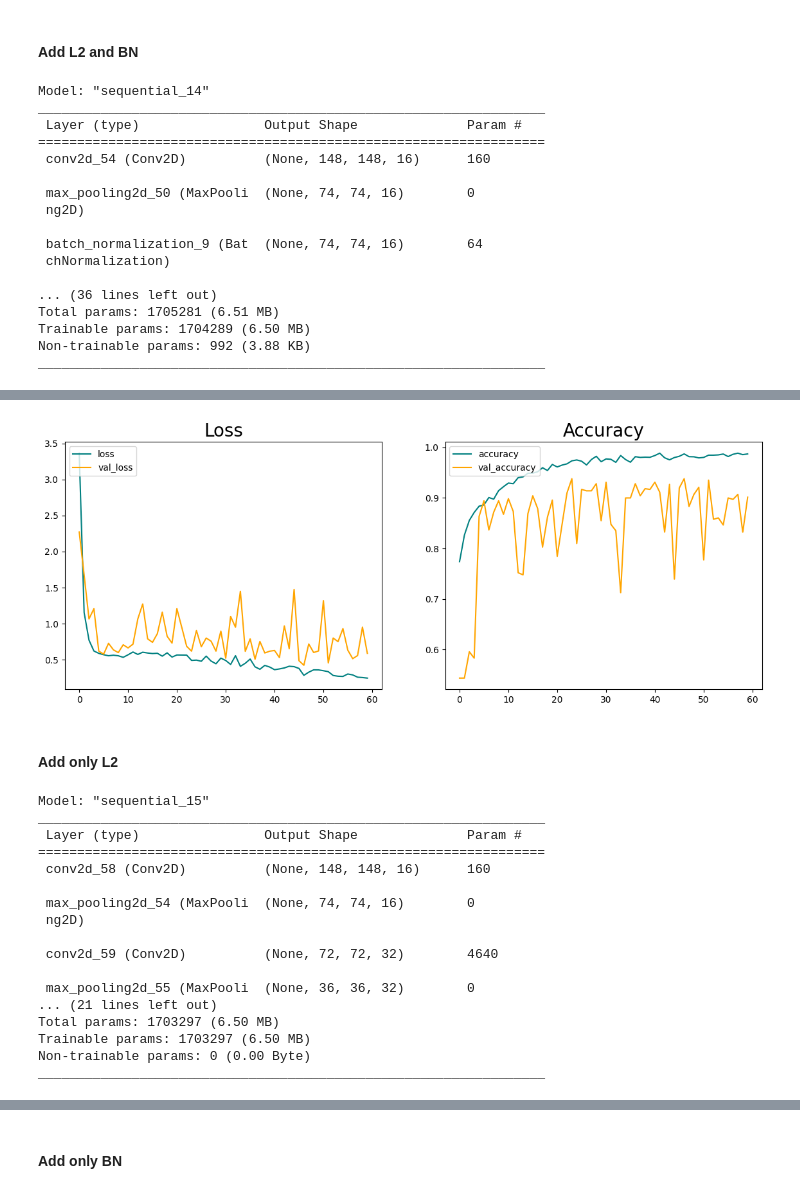
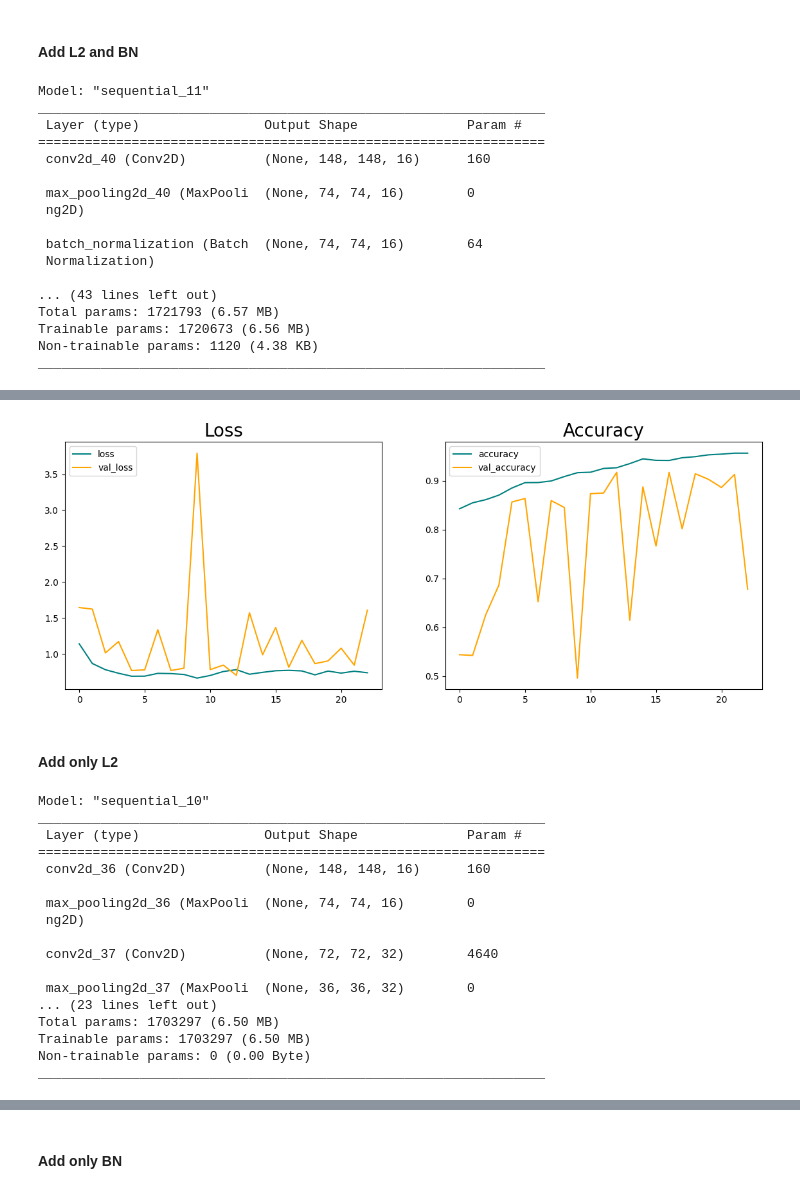
Before and after one commit to LucaPeg/ML_project, a Jupyter notebook: analysis.ipynb, the cells around one changed output, grey strips where cells are left out. Cells and saved outputs as stored; diff of their text form; code cells hidden in the pictures.

```diff
--- a/analysis.ipynb
+++ b/analysis.ipynb
@@ -481,28 +482,33 @@ model1_bnl2.add(Flatten())
 model1_bnl2.add(Dense(256, activation='relu', kernel_regularizer=l2(0.01)))
 model1_bnl2.add(Dropout(0.5))
 model1_bnl2.add(BatchNormalization())
+
+model1_bnl2.add(Dense(64, activation='relu', kernel_regularizer=l2(0.01)))
+model1_bnl2.add(Dropout(0.5))
+model1_bnl2.add(BatchNormalization())
+
 model1_bnl2.add(Dense(1, activation='sigmoid'))
 
 model1_bnl2.compile(optimizer='adam', loss=tf.losses.BinaryCrossentropy(), metrics=['accuracy'])
 
 model1_bnl2.summary()
 # %% [output]
-Model: "sequential_14"
+Model: "sequential_11"
 _________________________________________________________________
  Layer (type)                Output Shape              Param #
 =================================================================
- conv2d_54 (Conv2D)          (None, 148, 148, 16)      160
+ conv2d_40 (Conv2D)          (None, 148, 148, 16)      160
 
- max_pooling2d_50 (MaxPooli  (None, 74, 74, 16)        0
+ max_pooling2d_40 (MaxPooli  (None, 74, 74, 16)        0
  ng2D)
 
- batch_normalization_9 (Bat  (None, 74, 74, 16)        64
- chNormalization)
+ batch_normalization (Batch  (None, 74, 74, 16)        64
+ Normalization)
 
-... (36 lines left out)
-Total params: 1705281 (6.51 MB)
-Trainable params: 1704289 (6.50 MB)
-Non-trainable params: 992 (3.88 KB)
+... (43 lines left out)
+Total params: 1721793 (6.57 MB)
+Trainable params: 1720673 (6.56 MB)
+Non-trainable params: 1120 (4.38 KB)
 _________________________________________________________________
 # %%
 # get the history of the second model
@@ -514,7 +520,7 @@ hist1_bnl2 = model1_bnl2.fit(
     epochs=60,
     validation_split = 0.15,
     shuffle = True,
-    #callbacks=[early_stopping]
+    callbacks=[early_stopping]
     )
 
 plot_loss_accuracy(hist1_bnl2)
@@ -539,4 +545,4 @@ Epoch 60/60
-[figure, old version]
+[figure, new version]
 # %% [markdown]
 #### Add only L2
 # %%
@@ -562,6 +568,8 @@ model1_l2.add(MaxPooling2D())
 model1_l2.add(Flatten())
 model1_l2.add(Dense(256, activation='relu', kernel_regularizer=l2(0.01)))
 model1_l2.add(Dropout(0.5))
+model1.add(Dense(64, activation='relu',kernel_regularizer=l2(0.01)))
+model1_l2.add(Dropout(0.5))
 
 model1_l2.add(Dense(1, activation='sigmoid'))
 
@@ -569,19 +577,19 @@ model1_l2.compile(optimizer='adam', loss=tf.losses.BinaryCrossentropy(), metrics
 
 model1_l2.summary()
 # %% [output]
-Model: "sequential_15"
+Model: "sequential_10"
 _________________________________________________________________
  Layer (type)                Output Shape              Param #
 =================================================================
- conv2d_58 (Conv2D)          (None, 148, 148, 16)      160
+ conv2d_36 (Conv2D)          (None, 148, 148, 16)      160
 
- max_pooling2d_54 (MaxPooli  (None, 74, 74, 16)        0
+ max_pooling2d_36 (MaxPooli  (None, 74, 74, 16)        0
  ng2D)
 
- conv2d_59 (Conv2D)          (None, 72, 72, 32)        4640
+ conv2d_37 (Conv2D)          (None, 72, 72, 32)        4640
 
- max_pooling2d_55 (MaxPooli  (None, 36, 36, 32)        0
-... (21 lines left out)
+ max_pooling2d_37 (MaxPooli  (None, 36, 36, 32)        0
+... (23 lines left out)
 Total params: 1703297 (6.50 MB)
 Trainable params: 1703297 (6.50 MB)
 Non-trainable params: 0 (0.00 Byte)
```
Also changed, not shown: parts of 19 cells of this notebook.
